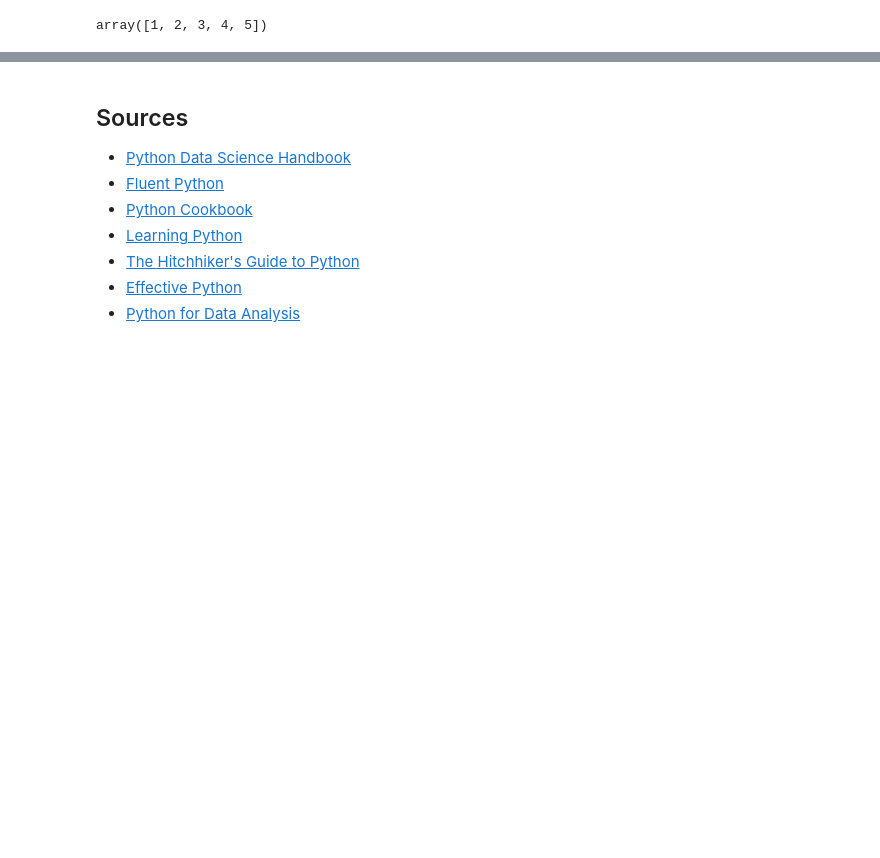
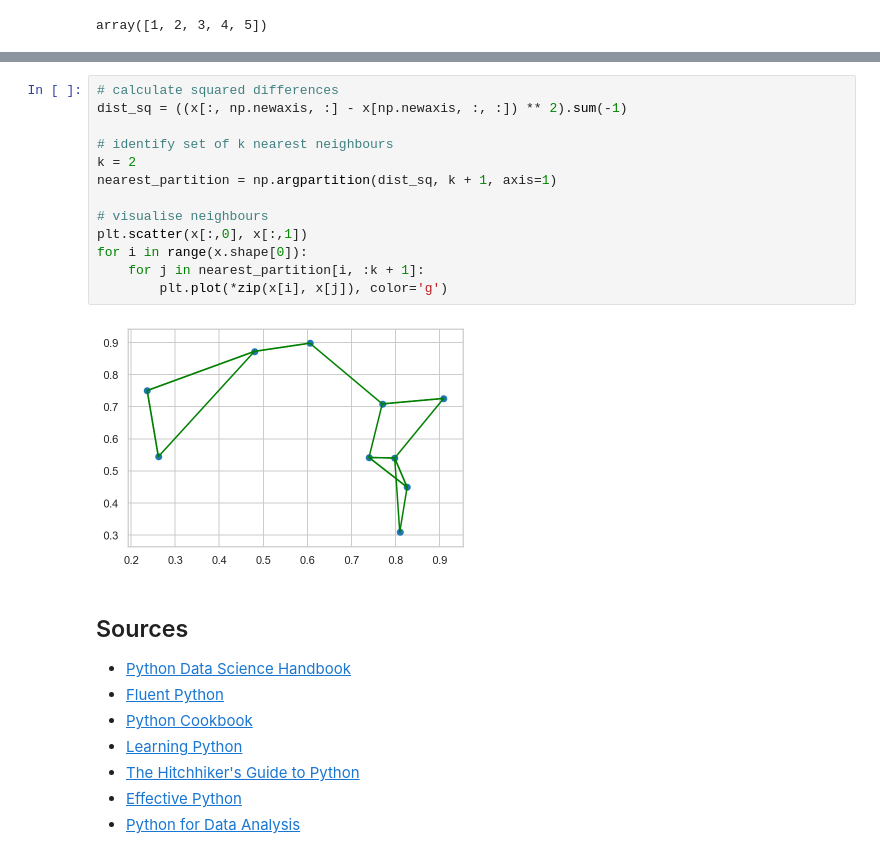
Before and after one commit to fabiangunzinger/blog, a Jupyter notebook: _notebooks/3000-12-01-essentials.ipynb, the cells around one changed output, grey strips where cells are left out. Saved outputs shown, nothing was run; the diff lists cells and outputs as text; blank space fills up the shorter version.

Commit message:
knn plot.|

```diff
--- a/_notebooks/3000-12-01-essentials.ipynb
+++ b/_notebooks/3000-12-01-essentials.ipynb
@@ -155,4 +155,19 @@ plt.scatter(x[:,0], x[:,1])
 [figure]
+# %%
+# calculate squared differences
+dist_sq = ((x[:, np.newaxis, :] - x[np.newaxis, :, :]) ** 2).sum(-1)
+
+# identify set of k nearest neighbours
+k = 2
+nearest_partition = np.argpartition(dist_sq, k + 1, axis=1)
+
+# visualise neighbours
+plt.scatter(x[:,0], x[:,1])
+for i in range(x.shape[0]):
+    for j in nearest_partition[i, :k + 1]:
+        plt.plot(*zip(x[i], x[j]), color='g')
+# %% [output]
+[figure, added]
 # %% [markdown]
 ## Sources
 - [Python Data Science Handbook](https://www.oreilly.com/library/view/python-data-science/9781491912126/)
```
Also changed, not shown: parts of 2 cells of this notebook.
